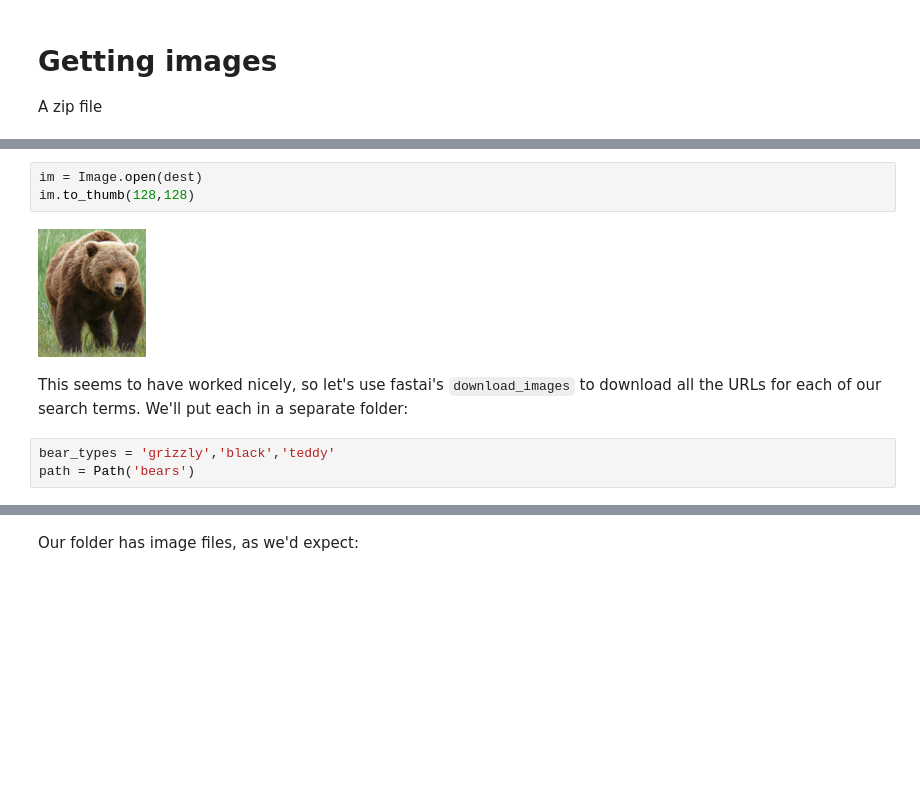
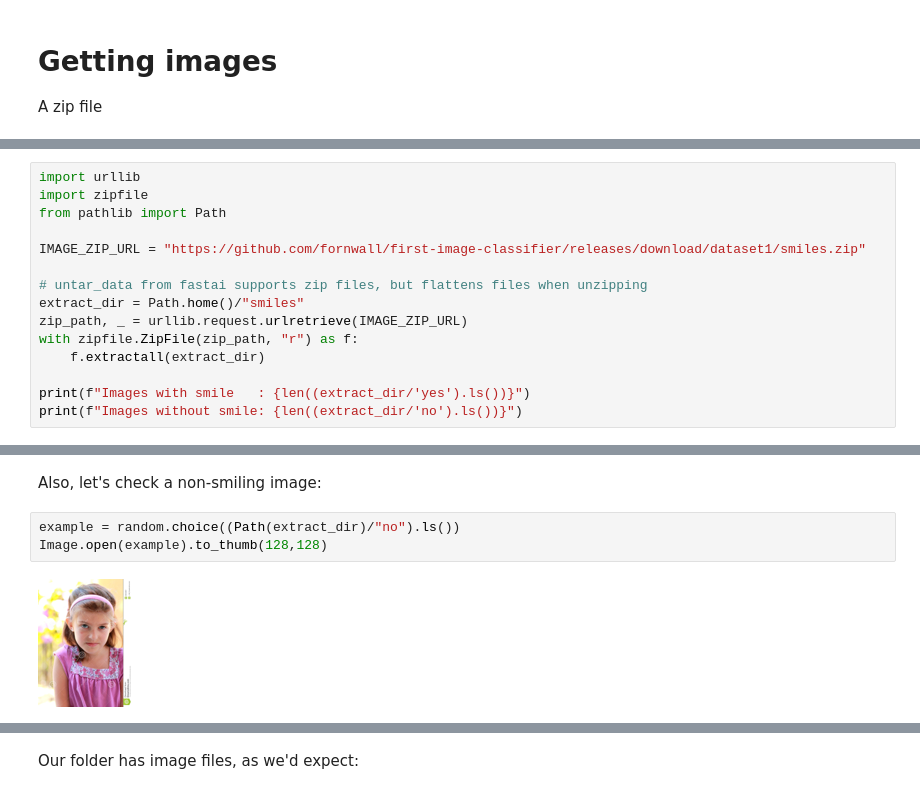
Before and after one commit to fornwall/first-image-classifier, a Jupyter notebook: notebook.ipynb, the cells around one changed output, grey strips where cells are left out. Cells and saved outputs as stored; diff of their text form; blank space fills up the shorter version.

```diff
--- a/notebook.ipynb
+++ b/notebook.ipynb
@@ -42,0 +14,15 @@ download_url(ims[0], dest)
+# %%
+import urllib
+import zipfile
+from pathlib import Path
+
+IMAGE_ZIP_URL = "https://github.com/fornwall/first-image-classifier/releases/download/dataset1/smiles.zip"
+
+# untar_data from fastai supports zip files, but flattens files when unzipping
+extract_dir = Path.home()/"smiles"
+zip_path, _ = urllib.request.urlretrieve(IMAGE_ZIP_URL)
+with zipfile.ZipFile(zip_path, "r") as f:
+    f.extractall(extract_dir)
+
+print(f"Images with smile   : {len((extract_dir/'yes').ls())}")
+print(f"Images without smile: {len((extract_dir/'no').ls())}")
@@ -43,10 +40,7 @@ download_url(ims[0], dest)
+# %% [markdown]
+Also, let's check a non-smiling image:
 # %%
-im = Image.open(dest)
-im.to_thumb(128,128)
+example = random.choice((Path(extract_dir)/"no").ls())
+Image.open(example).to_thumb(128,128)
 # %% [output]
-[figure, old version]
+[figure, new version]
-# %% [markdown]
-This seems to have worked nicely, so let's use fastai's `download_images` to download all the URLs for each of our search terms. We'll put each in a separate folder:
-# %%
-bear_types = 'grizzly','black','teddy'
-path = Path('bears')
```
Also changed, not shown: parts of 45 cells of this notebook.
